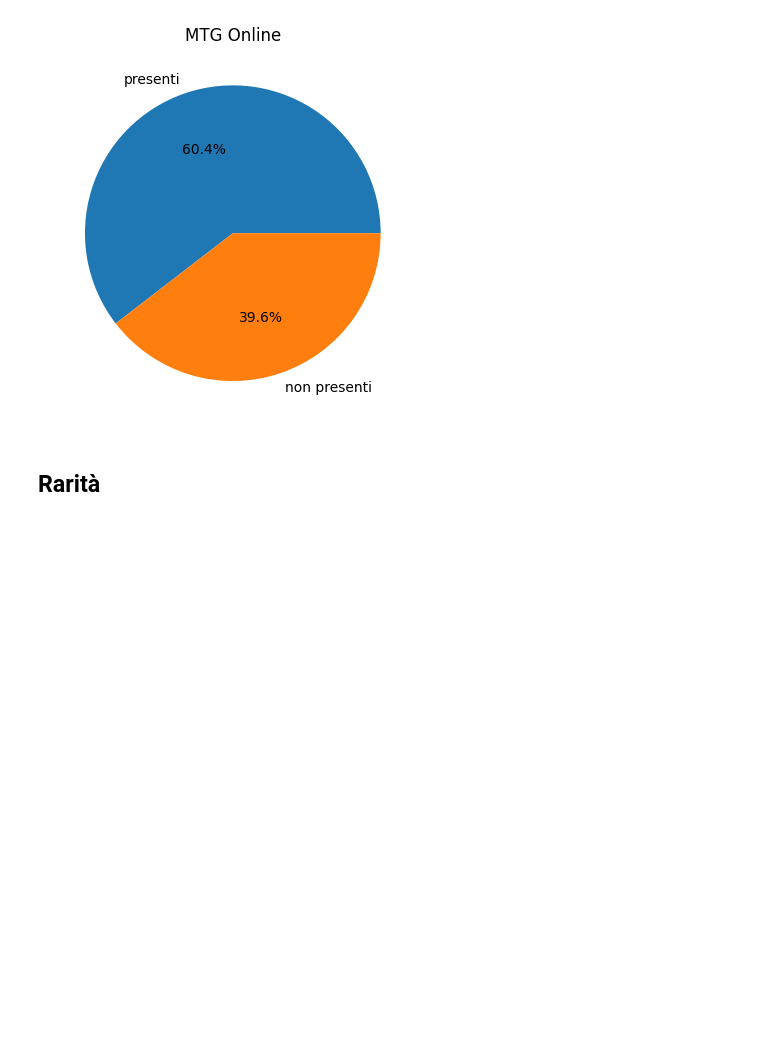
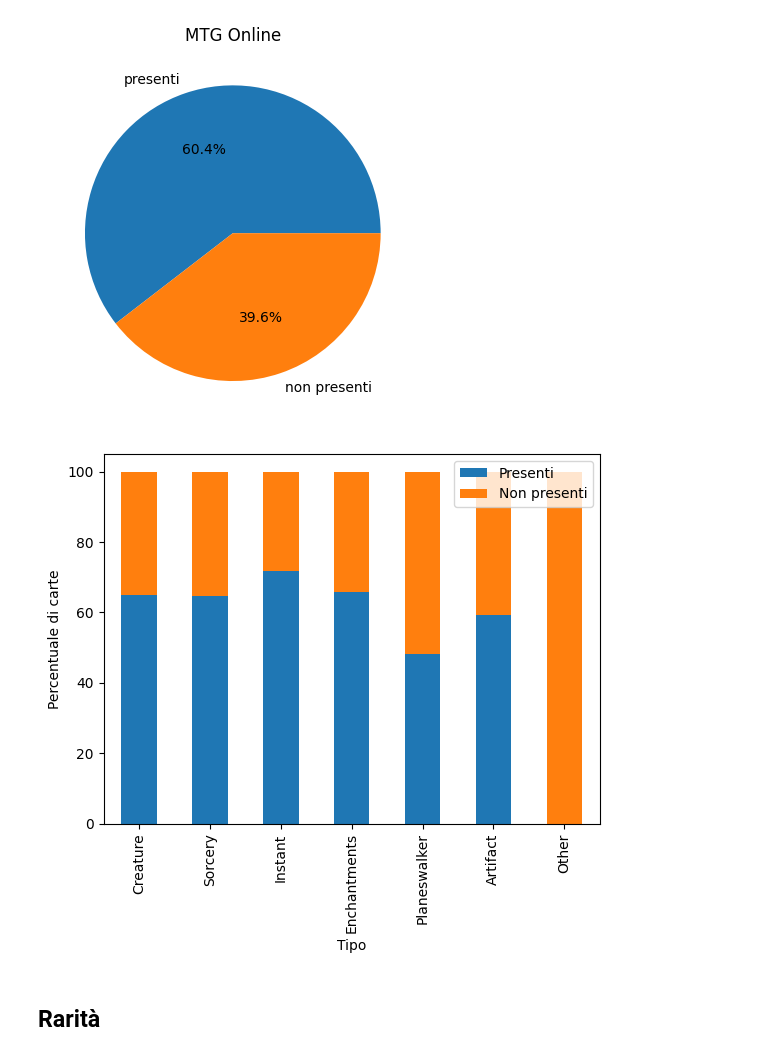
Before and after one commit to leonardosolari/SciViz-MTG, a Jupyter notebook: notebook.ipynb, the cells around one changed output. Saved outputs shown, nothing was run; the diff lists cells and outputs as text; code cells hidden in the pictures; blank space fills up the shorter version.

```diff
--- a/notebook.ipynb
+++ b/notebook.ipynb
@@ -818,6 +869,18 @@ plt.title("MTG Online")
 plt.show()
 # %% [output]
 [figure]
+# %%
+percentuali = mtgo_df.copy()
+percentuali['Presenti'] = percentuali.apply(get_percent_presenti, axis=1)
+percentuali['Non presenti'] = percentuali.apply(get_percent_non_presenti, axis=1)
+# %%
+daPlottare = percentuali[['Tipo', 'Presenti', 'Non presenti']]
+daPlottare.plot(kind='bar', x='Tipo', stacked=True)
+plt.ylabel("Percentuale di carte")
+plt.xlabel("Tipo")
+plt.show()
+# %% [output]
+[figure, added]
 # %% [markdown]
 ## Rarità
 # %%
```
Also changed, not shown: parts of 13 cells of this notebook.
